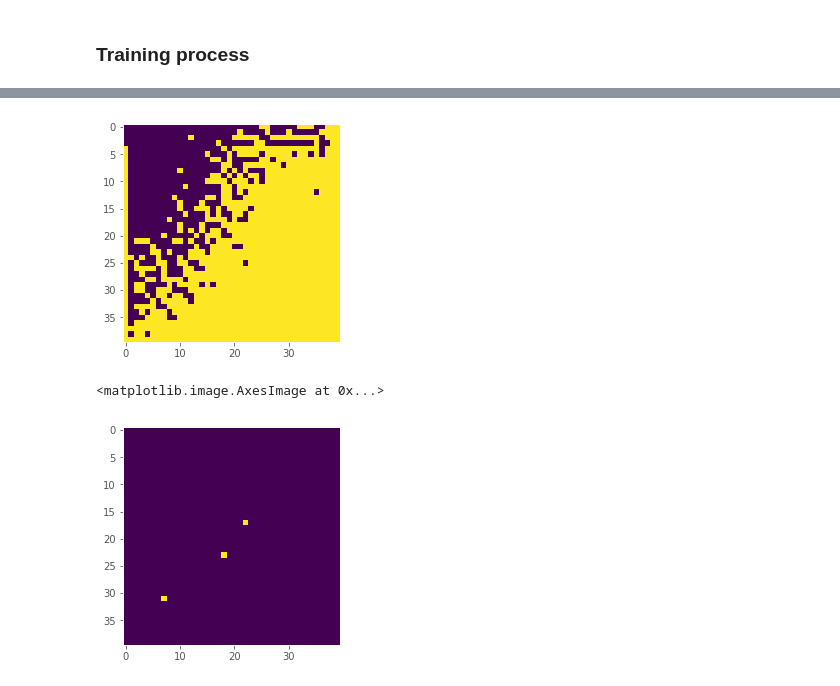
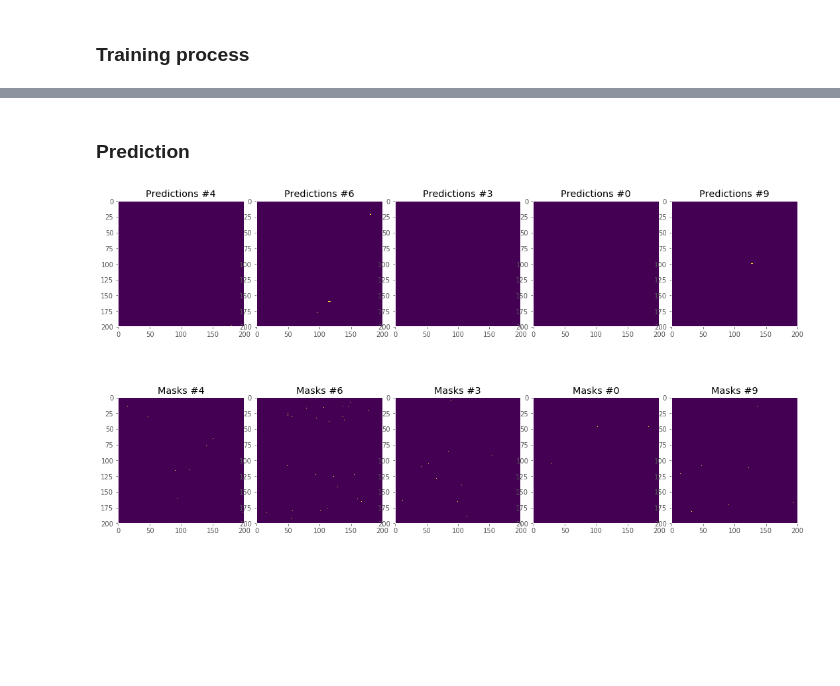
Before and after one commit to anton-br/fermi_denoising, a Jupyter notebook: CNN/segmentation.ipynb, the cells around one changed output, grey strips where cells are left out. Saved outputs shown, nothing was run; the diff lists cells and outputs as text; code cells hidden in the pictures; blank space fills up the shorter version.

```diff
--- a/CNN/segmentation.ipynb
+++ b/CNN/segmentation.ipynb
@@ -219,12 +212,2 @@ with torch.no_grad():
-# %%
-i = 2
-img = (pred[i][:,:,1] > 0.5).reshape(-1, SIZE)
-plt.grid()
-plt.imshow(img.cpu())
-plt.show()
-plt.grid()
-plt.imshow(labels[i][:,:,1].reshape(-1, SIZE).cpu())
-# %% [output]
-[figure, removed]
-<matplotlib.image.AxesImage at 0x...>
-[figure, removed]
+# %% [markdown]
+### Prediction
@@ -230,0 +230,40 @@ plt.imshow(labels[i][:,:,1].reshape(-1, SIZE).cpu())
+# %%
+pred_transform = transforms.Compose([
+        OneHotEncoding(2),
+        ToTensor()
+])
+predict_dataset = FermiDataset(images_path=os.path.join(path, 'test_data/x'),
+                               points_path=os.path.join(path, 'test_data/y'),
+                               transform=pred_transform)
+
+pred_loader = torch.utils.data.DataLoader(predict_dataset,
+                                          batch_size=1, shuffle=True,
+                                          num_workers=4)
+# %%
+len_pred = 10
+size = 20
+list_preds = []
+list_labels = []
+
+model.eval()
+for ix, (images, labels) in enumerate(pred_loader):
+    crop_images = [list_crop(image, size) for image in images][0]
+    model.eval()
+    result = []
+    for img in crop_images:
+        with torch.no_grad():
+            inputs = img.to(device)
+            outputs = model(inputs).transpose(3, 1)
+
+            sigm = torch.nn.Sigmoid()
+            result.append(sigm(outputs).cpu()[:, :, :, 1] > .5)
+    list_preds.append(assemble_imgs(result, (200, 200)))
+    list_labels.append(labels[:, :, :, 1])
+    if ix == len_pred:
+        break
+# %%
+q = np.random.choice(range(len(list_preds)))
+data = list(zip(list_preds, list_labels))
+draw_plots(5, data, ['Predictions', 'Masks'])
+# %% [output]
+[figure, added]
```
Also changed, not shown: parts of 12 cells of this notebook, 1 other file.
